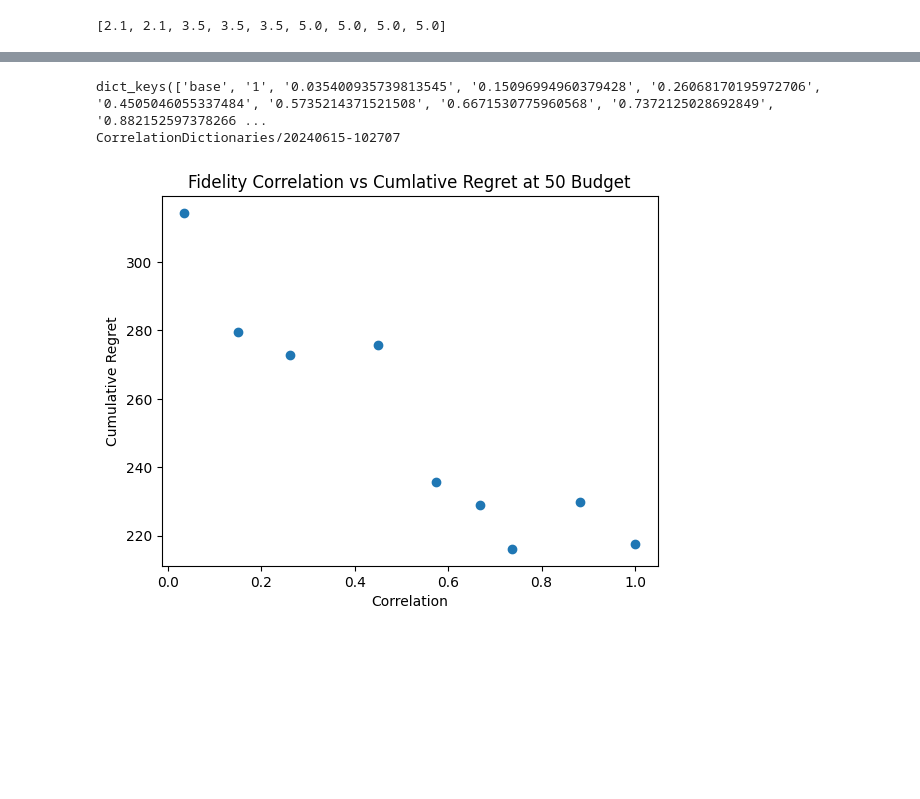
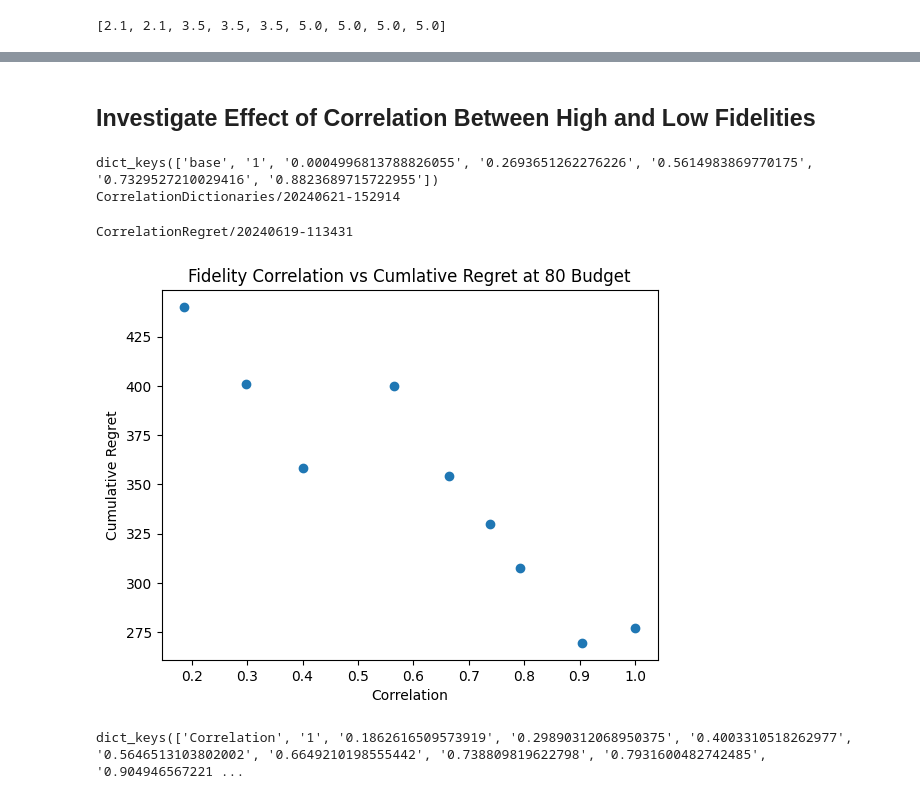
Before and after one commit to kernelCruncher/MFBO, a Jupyter notebook: notebooks/MESSyntheticFunction.ipynb, the cells around one changed output, grey strips where cells are left out. Saved outputs shown, nothing was run; the diff lists cells and outputs as text; code cells hidden in the pictures; blank space fills up the shorter version.

```diff
--- a/notebooks/MESSyntheticFunction.ipynb
+++ b/notebooks/MESSyntheticFunction.ipynb
@@ -126,12 +136,12 @@ def load_dictionary(file):
       output = pickle.load(inp)
       return output
 # %%
-file = setUpSampleSpace(4000)
+file = setUpSampleSpace(1000)
 # file = save_dictionary(searchDictBatch, True)
 # print(load_dictionary(file))
 # train_X, train_obj, domain, index_store, budget = setUpInitialData(file, 10)
 # %%
-def runMes(model, Xrpr, previous_evaluations=None):
+def runMes(model, Xrpr, previous_evaluations=None, train_x_past=None):
     Xrpr = torch.tensor(Xrpr)
     bounds = torch.tensor([[0.0] * Xrpr.shape[1], [1.0] * Xrpr.shape[1]])
     candidate_set = bounds[0] + (bounds[1] - bounds[0]) * torch.rand(10000, 1)
@@ -713 +852,3 @@ plot_instantaneous_and_cumulative_regret_batch(domain, searchDictBatch, f'Domain
+# %% [markdown]
+## Investigate Effect of Correlation Between High and Low Fidelities
 # %%
@@ -723,16 +864,22 @@ def create_correlation_dict(no_points, fidelities_list):
     return corr_dict
 # %%
 # output = create_correlation_dict(100, [1,2,3,4,5,6,7,8,9,10,20,30,40,50])
-output = create_correlation_dict(100, [3,6,9,15, 20, 25, 30, 50])
+# output = create_correlation_dict(200, [3,6,9,15, 20, 25, 30, 50])
+output = create_correlation_dict(200, [3, 10, 20, 30, 50])
+
 print(output.keys())
 fileName = save_dictionary(output, root='CorrelationDictionaries')
 print(fileName)
 corr_dictionary = load_dictionary(fileName)
 # %% [output]
-dict_keys(['base', '1', '0.035400935739813545', '0.15096994960379428', '0.26068170195972706', '0.4505046055337484', '0.5735214371521508', '0.6671530775960568', '0.7372125028692849', '0.882152597378266 ...
-CorrelationDictionaries/20240615-102707
+dict_keys(['base', '1', '0.0004996813788826055', '0.2693651262276226', '0.5614983869770175', '0.7329527210029416', '0.8823689715722955'])
+CorrelationDictionaries/20240621-152914
 # %%
 def regret_correlation(correlation_dictionary, no_of_expts, init_sample_size, allocated_budget):
+
+    rand_sample = [random.sample(range(int(len(correlation_dictionary['base'])/2)), init_sample_size) for j in range(no_of_expts)]
+    predefined_indices = [[2 * x  for x in  rand_sample[i]] + [1 + 2 * x for x in rand_sample[i]] for i in range(no_of_expts)]
+
     regret_array_final= []
     regret_dictionary = {'Correlation': correlation_dictionary}
     correlations = []
@@ -740,30 +887,36 @@ def regret_correlation(correlation_dictionary, no_of_expts, init_sample_size, al
     base = correlation_dictionary['base']
     hf_points = correlation_dictionary['1']
     cost_range = list(np.arange(1,allocated_budget,0.5))
+
     for i in keys[1:]:
         correlations.append(float(i))
         domain = []
         lf_points = correlation_dictionary[i]
-        for j in range(len( correlation_dictionary[i])):
+
+        for j in range(len(correlation_dictionary[i])):
             domain.append([base[j], 1.0, hf_points[j]])
             domain.append([base[j], 0.5, lf_points[j]])
         domain = np.array(domain)
-        train_x_full_mes_batch, train_obj_mes_batch, cumulative_cost_mes_batch, index_store_mes_batch = run_entire_cycle_batch(domain_input= domain
-                                                                                                                               experiments =no_of_expts ,
-                                                                                                                               initial_sample_size= init_sample_size,
-                                                                                                                               func=runMes,
-                                                                                                                               allocated_budget=allocated_budget,
-                                                                                                                               file=False)
+
+        train_x_full_mes_batch, train_obj_mes_batch, cumulative_cost_mes_batch, index_store_mes_batch \
+            = run_entire_cycle_batch(domain_input= domain,
+                                    experiments =no_of_expts ,
+                                    initial_sample_size= init_sample_size,
+                                    func=runMes,
+                                    allocated_budget=allocated_budget,
+                                    predefined_indices_batch = predefined_indices,
+                                    file=False)
+
         regret_mean, _, _ = create_cumulative_regret(domain,
                                                      train_x_full_mes_batch,
                                                      train_obj_mes_batch,
                                                      cumulative_cost_mes_batch,
                                                      cost_range,
                                                      cum=True)
-        regret_dictionary[i]=regret_mean
+        regret_dictionary[i]=(train_x_full_mes_batch, train_obj_mes_batch, cumulative_cost_mes_batch, domain)
         regret_array_final.append(regret_mean[-1])
-    fileName = save_dictionary(regret_dictionary, 'CorrelationRegret')
-    return regret_array_final, correlations, fileName
+    fileName = save_dictionary(regret_dictionary, root='CorrelationRegret')
+    return regret_array_final, correlations, fileName, regret_dictionary
 
 def plot_corr_regret(regret_array, correlations):
     plt.scatter(correlations, regret_array)
@@ -771,11 +924,13 @@ def plot_corr_regret(regret_array, correlations):
     plt.ylabel('Cumulative Regret')
     plt.title(f'Fidelity Correlation vs Cumlative Regret at {ALLOCATED_BUDGET_BATCH} Budget')
 # %%
-N_EXP_BATCH = 3
+N_EXP_BATCH = 5
 INIT_SAMPLE_SIZE_BATCH = 5
-ALLOCATED_BUDGET_BATCH = 50
+ALLOCATED_BUDGET_BATCH = 80
 
-regret_array_output, correlations, fileName = regret_correlation(corr_dictionary, N_EXP_BATCH, INIT_SAMPLE_SIZE_BATCH, ALLOCATED_BUDGET_BATCH )
+regret_array_output, correlations, fileName, regret_dictionary = regret_correlation(corr_dictionary, N_EXP_BATCH, INIT_SAMPLE_SIZE_BATCH, ALLOCATED_BUDGET_BATCH )
+print(fileName)
 plot_corr_regret(regret_array_output, correlations)
 # %% [output]
+CorrelationRegret/20240619-113431
-[figure, old version]
+[figure, new version]
@@ -781,0 +942,4 @@ plot_corr_regret(regret_array_output, correlations)
+# %%
+corr_dict.keys()
+# %% [output]
+dict_keys(['Correlation', '1', '0.1862616509573919', '0.29890312068950375', '0.4003310518262977', '0.5646513103802002', '0.6649210198555442', '0.738809819622798', '0.7931600482742485', '0.904946567221 ...
```
Also changed, not shown: parts of 40 cells of this notebook.
